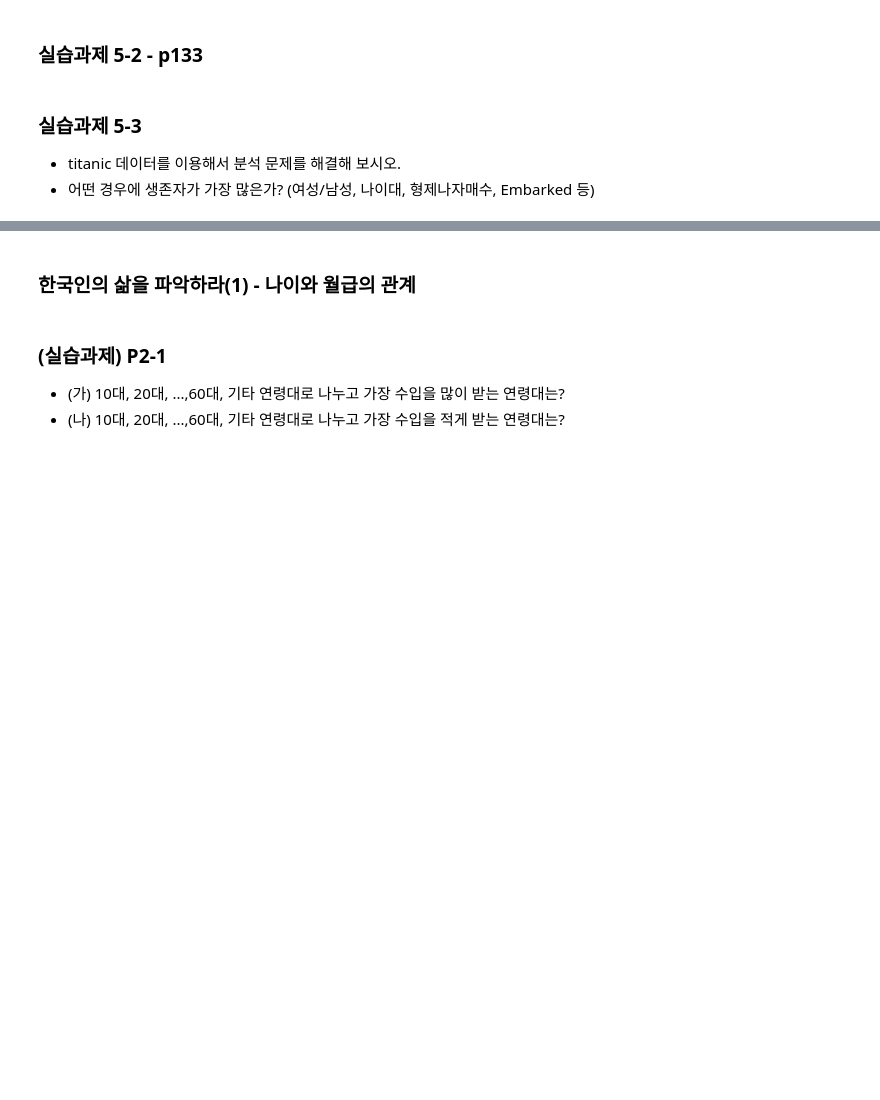
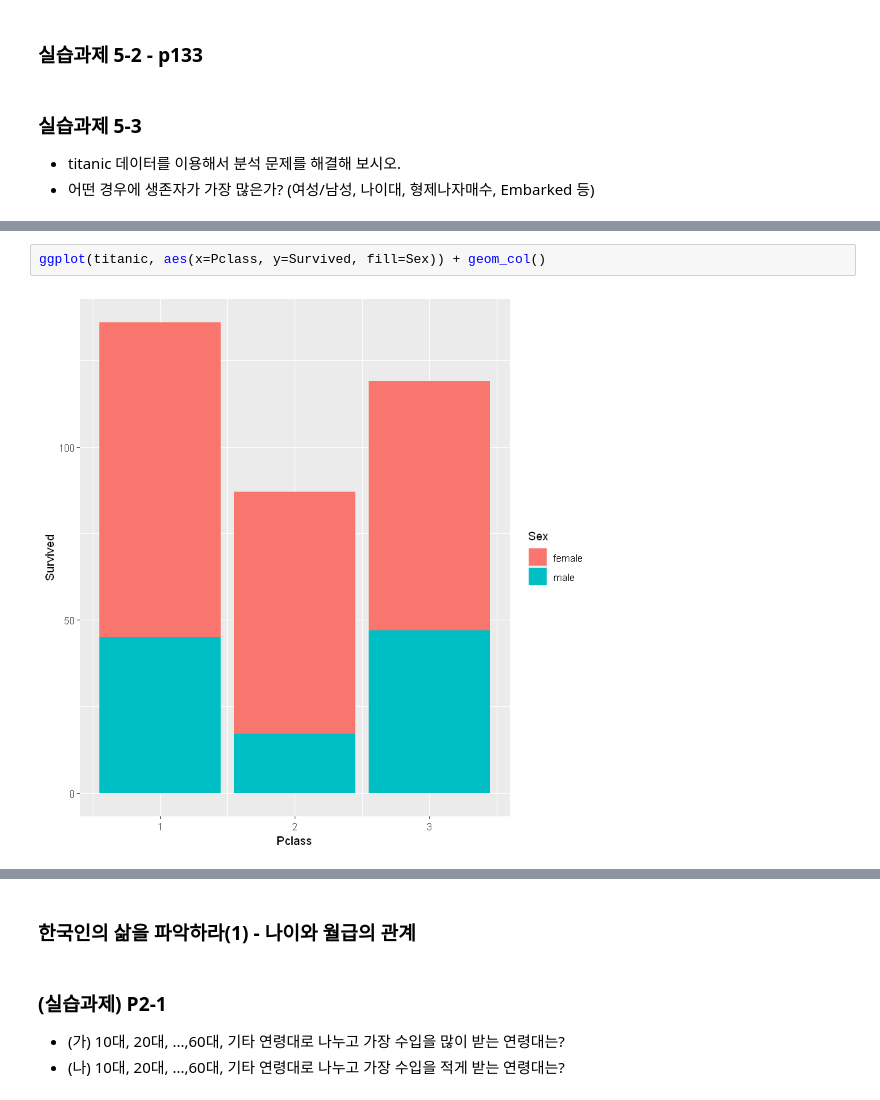
Before and after one commit to LDJWJ/RBasic, a Jupyter notebook: RProject_practice_withdoit.ipynb, the cells around one changed output, grey strips where cells are left out. Drawn from its saved outputs; the diff is of its cells as text; blank space fills up the shorter version.

```diff
--- a/RProject_practice_withdoit.ipynb
+++ b/RProject_practice_withdoit.ipynb
@@ -89,0 +100,4 @@ head(dat,10)
+# %%
+ggplot(titanic, aes(x=Pclass, y=Survived, fill=Sex)) + geom_col()
+# %% [output]
+[figure, added]
```
Also changed, not shown: parts of 9 cells of this notebook, 2 other files.
